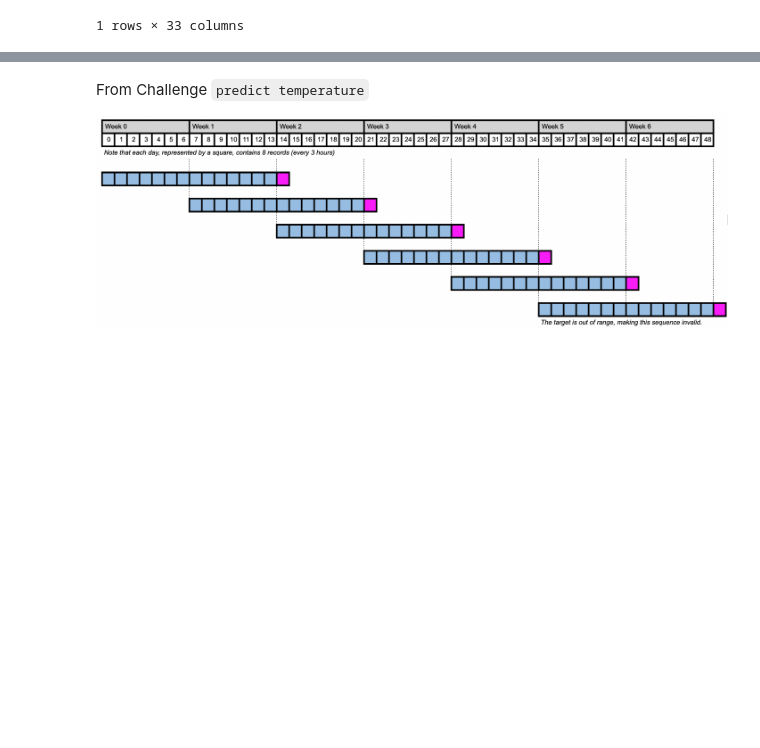
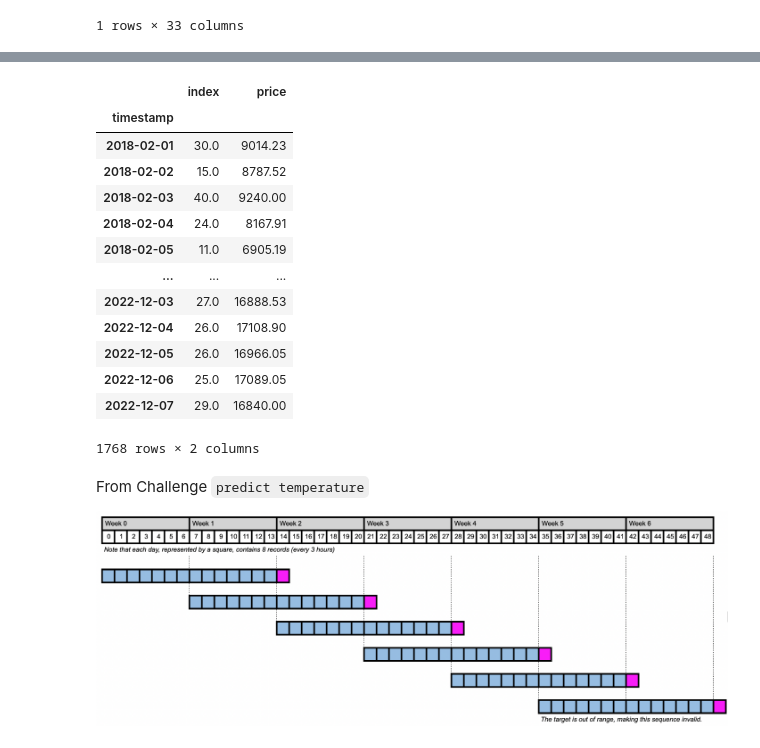
Before and after one commit to monicasainer/gossips_cryptos, a Jupyter notebook: notebooks/monica.ipynb, the cells around one changed output, grey strips where cells are left out. Drawn from its saved outputs; the diff is of its cells as text; code cells hidden in the pictures; blank space fills up the shorter version.

```diff
--- a/notebooks/monica.ipynb
+++ b/notebooks/monica.ipynb
@@ -62,3 +51,5 @@ fgindex()
+# %%
+index = fgindex()
 # %%
 ! pip install Historic-Crypto
 # %%
@@ -105,31 +97,28 @@ Provisional End: 2023-01-05T00:00:00
 # %%
-def data_cleaning(crypto = 'BTC'):
+def data_cleaning(raw_data_prices,raw_data_sentiment):
     '''The function returns a dataframe containing:
     price: the historical crypto price
     index: the Grid/fear index value
     '''
     #cleaning the price data
 
-    BTC_USD = prices(crypto)
-    BTC_USD= BTC_USD['close']
+    data = raw_data_prices # raw_data_prices = prices (crypto)
+    data = data['close']
 
     #cleaning the sentiment data
-    sentiment_data = fgindex()
-    sentiment_data['timestamp'] = pd.to_datetime(sentiment_data['timestamp'])
+    sentiment_data = raw_data_sentiment # raw_data_sentiment = fgindex()
+    sentiment_data['timestamp'] = pd.to_datetime(sentiment_data['timestamp'],dayfirst=True)
     sentiment_data['value'] = sentiment_data['value'].astype('float')
     fg= pd.DataFrame(sentiment_data[['value', 'timestamp']])
     fg.set_index('timestamp', inplace=True)
 
 
     #merging the price and sentiment data
-    df = fg.join(BTC_USD)
+    df = fg.join(data)
 
     #cleaning the merged dataframe
     df.dropna(inplace=True)
     df.rename(columns = {'close': 'price', 'value': 'index'}, inplace = True)
     df = df.tail(-1)
+    df.sort_index(ascending= True, inplace = True)
     return df
-
-df = data_cleaning()
-
-df
@@ -165,3 +125,21 @@ type(df)
+# %%
+data_cleaned= data_cleaning(BTC,index)
+data_cleaned
+# %% [output]
+|  | index | price |
+| timestamp |  |  |
+| 2018-02-01 | 30.0 | 9014.23 |
+| 2018-02-02 | 15.0 | 8787.52 |
+| 2018-02-03 | 40.0 | 9240.00 |
+| 2018-02-04 | 24.0 | 8167.91 |
+| 2018-02-05 | 11.0 | 6905.19 |
+| ... | ... | ... |
+| 2022-12-03 | 27.0 | 16888.53 |
+| 2022-12-04 | 26.0 | 17108.90 |
+| 2022-12-05 | 26.0 | 16966.05 |
+| 2022-12-06 | 25.0 | 17089.05 |
+| 2022-12-07 | 29.0 | 16840.00 |
+1768 rows × 2 columns
 # %% [markdown]
 From Challenge `predict temperature`
 
```
Also changed, not shown: parts of 45 cells of this notebook, 5 other files.
